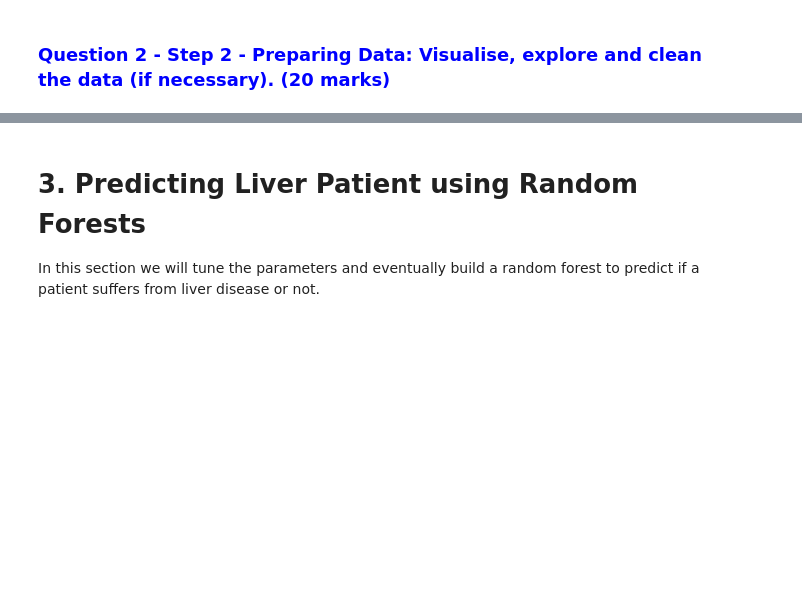
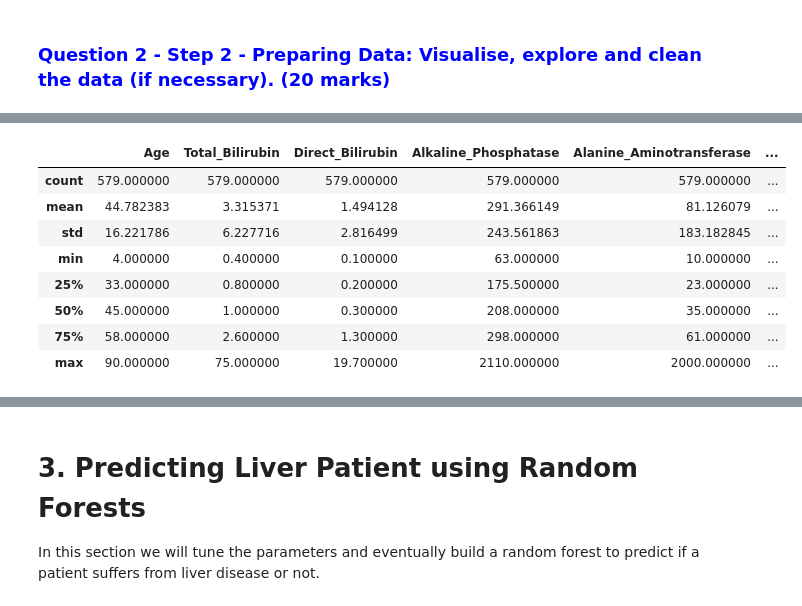
Before and after one commit to akruskal/Random_forest_ML_Python, a Jupyter notebook: Chapter04-Assessment.ipynb, the cells around one changed output, grey strips where cells are left out. Saved outputs shown, nothing was run; the diff lists cells and outputs as text; code cells hidden in the pictures; blank space fills up the shorter version.

```diff
--- a/Chapter04-Assessment.ipynb
+++ b/Chapter04-Assessment.ipynb
@@ -128,0 +203,12 @@ y = liver[['liver_patient']].values
+# %%
+liver.describe()
+# %% [output]
+|  | Age | Total_Bilirubin | Direct_Bilirubin | Alkaline_Phosphatase | Alanine_Aminotransferase | ... |
+| count | 579.000000 | 579.000000 | 579.000000 | 579.000000 | 579.000000 | ... |
+| mean | 44.782383 | 3.315371 | 1.494128 | 291.366149 | 81.126079 | ... |
+| std | 16.221786 | 6.227716 | 2.816499 | 243.561863 | 183.182845 | ... |
+| min | 4.000000 | 0.400000 | 0.100000 | 63.000000 | 10.000000 | ... |
+| 25% | 33.000000 | 0.800000 | 0.200000 | 175.500000 | 23.000000 | ... |
+| 50% | 45.000000 | 1.000000 | 0.300000 | 208.000000 | 35.000000 | ... |
+| 75% | 58.000000 | 2.600000 | 1.300000 | 298.000000 | 61.000000 | ... |
+| max | 90.000000 | 75.000000 | 19.700000 | 2110.000000 | 2000.000000 | ... |
```
Also changed, not shown: parts of 21 cells of this notebook, 2 other files.
